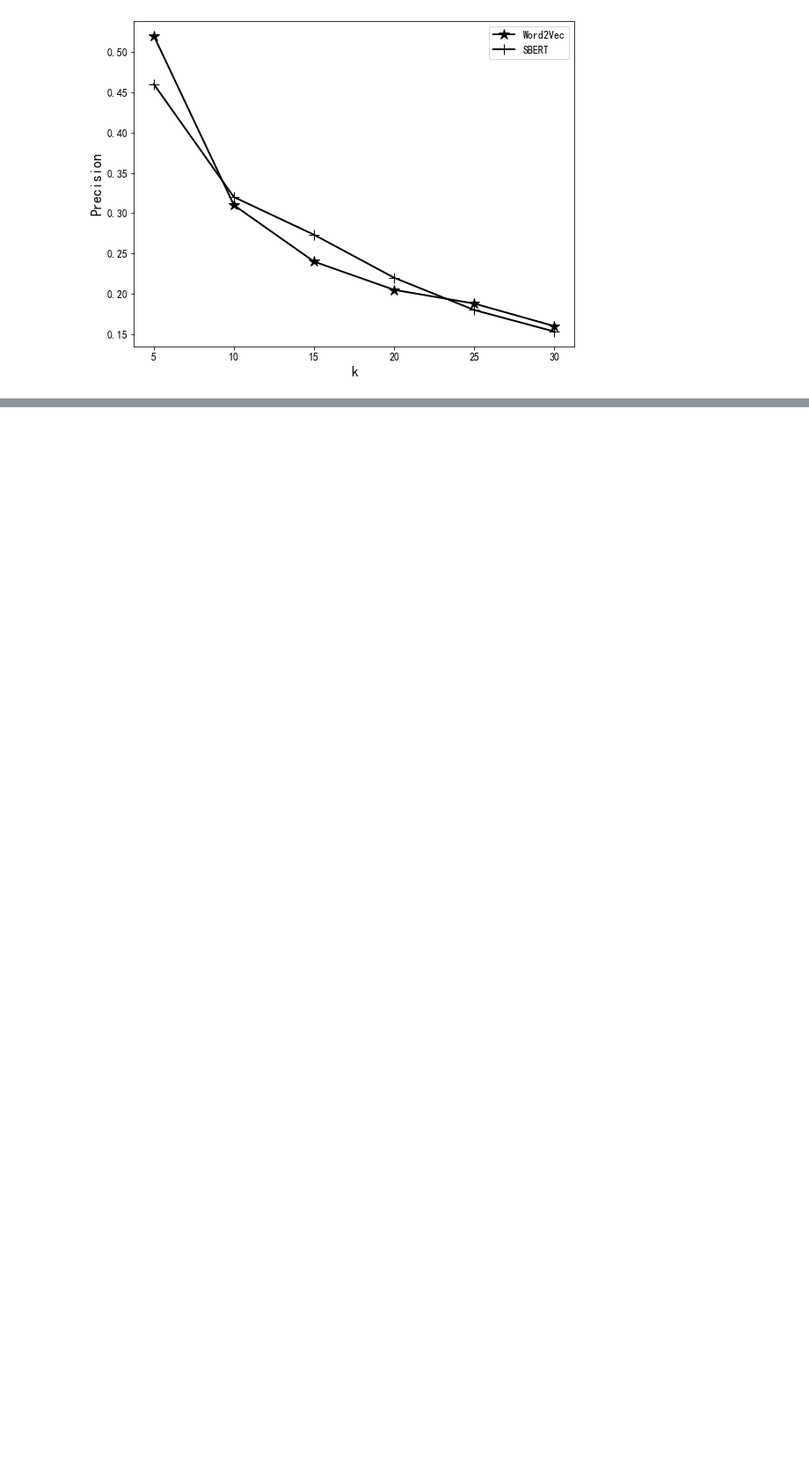
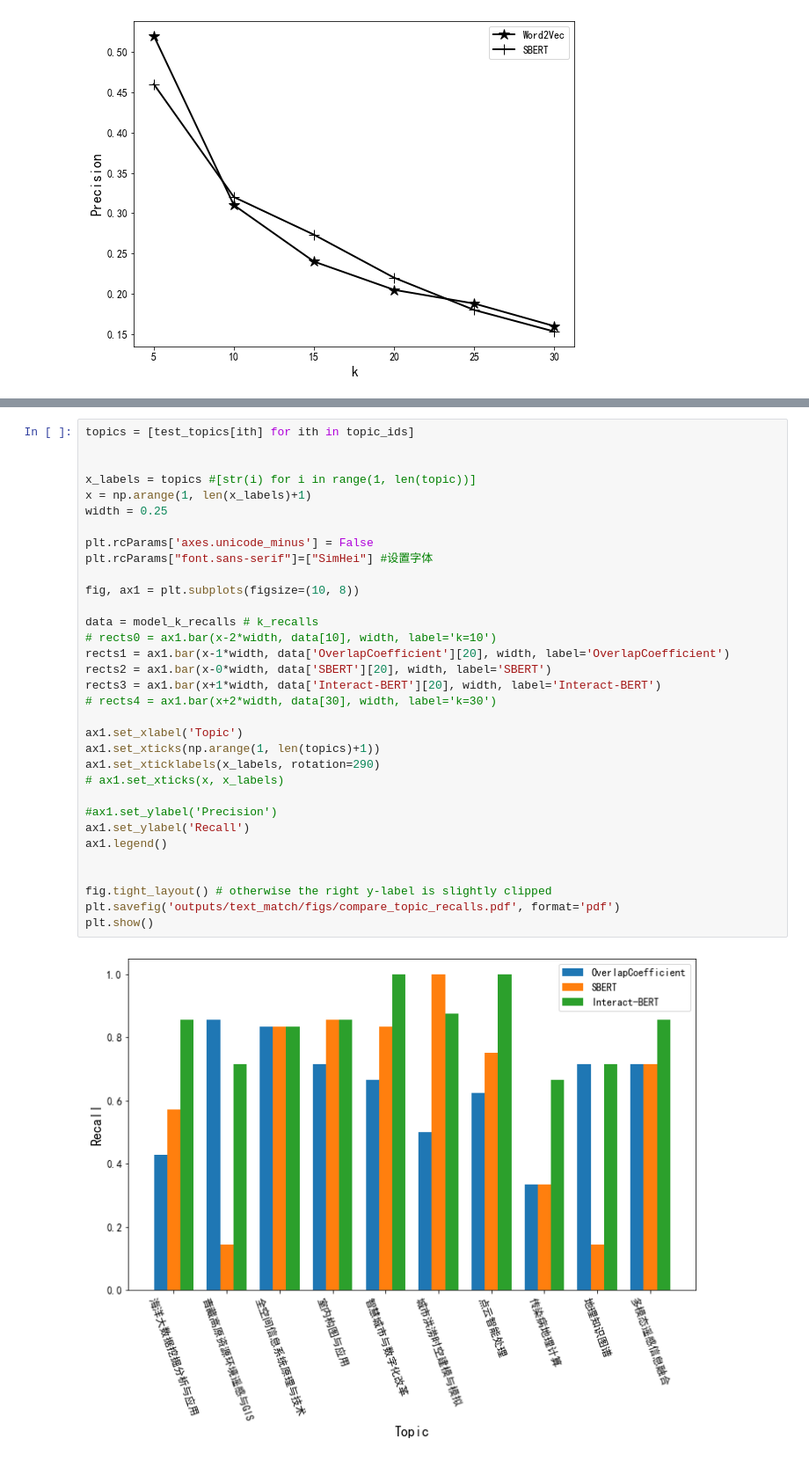
Before and after one commit to T-urning/ReportRecommendation, a Jupyter notebook: spatio_temporal_aware_recommendation.ipynb, the cells around one changed output, grey strips where cells are left out. Shown at 88% size. Drawn from its saved outputs; the diff is of its cells as text; blank space fills up the shorter version.

```diff
--- a/spatio_temporal_aware_recommendation.ipynb
+++ b/spatio_temporal_aware_recommendation.ipynb
@@ -729,0 +809,35 @@ plt.show()
+# %%
+topics = [test_topics[ith] for ith in topic_ids]
+
+
+x_labels = topics #[str(i) for i in range(1, len(topic))]
+x = np.arange(1, len(x_labels)+1)
+width = 0.25
+
+plt.rcParams['axes.unicode_minus'] = False
+plt.rcParams["font.sans-serif"]=["SimHei"] #设置字体
+
+fig, ax1 = plt.subplots(figsize=(10, 8))
+
+data = model_k_recalls # k_recalls
+# rects0 = ax1.bar(x-2*width, data[10], width, label='k=10')
+rects1 = ax1.bar(x-1*width, data['OverlapCoefficient'][20], width, label='OverlapCoefficient')
+rects2 = ax1.bar(x-0*width, data['SBERT'][20], width, label='SBERT')
+rects3 = ax1.bar(x+1*width, data['Interact-BERT'][20], width, label='Interact-BERT')
+# rects4 = ax1.bar(x+2*width, data[30], width, label='k=30')
+
+ax1.set_xlabel('Topic')
+ax1.set_xticks(np.arange(1, len(topics)+1))
+ax1.set_xticklabels(x_labels, rotation=290)
+# ax1.set_xticks(x, x_labels)
+
+#ax1.set_ylabel('Precision')
+ax1.set_ylabel('Recall')
+ax1.legend()
+
+
+fig.tight_layout() # otherwise the right y-label is slightly clipped
+plt.savefig('outputs/text_match/figs/compare_topic_recalls.pdf', format='pdf')
+plt.show()
+# %% [output]
+[figure, added]
```
Also changed, not shown: parts of 13 cells of this notebook.
